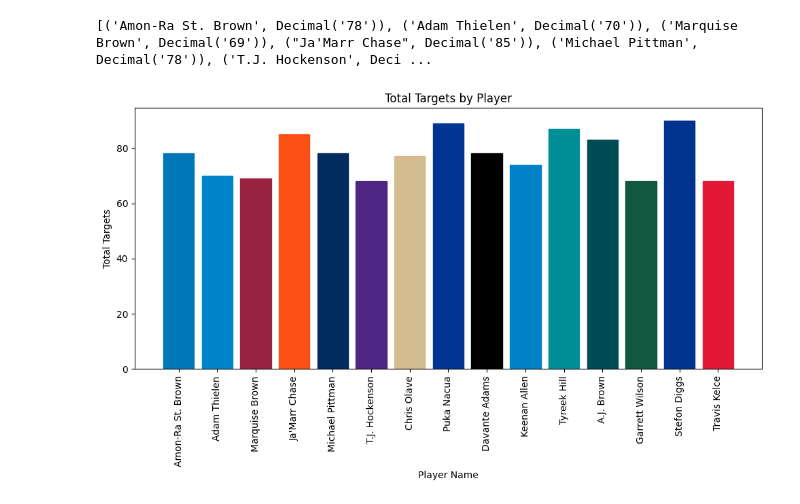
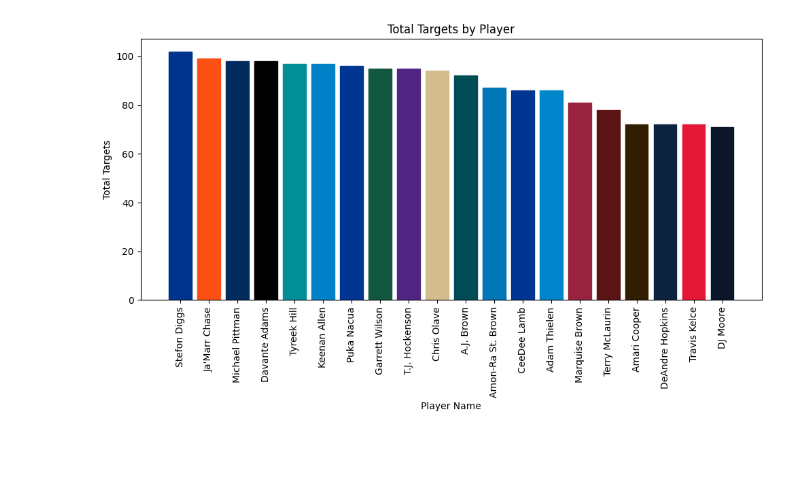
Before and after one commit to vanbrantley/NFL, a Jupyter notebook: backend/Insights.ipynb, the cells around one changed output. Drawn from its saved outputs; the diff is of its cells as text; code cells hidden in the pictures; blank space fills up the shorter version.

```diff
--- a/backend/Insights.ipynb
+++ b/backend/Insights.ipynb
@@ -22,41 +22,36 @@ engine = create_engine(DB_URL)
 
 # Create a session
 Session = sessionmaker(bind=engine)
 session = Session()
 
-query = text("SELECT player_name, SUM(targets) AS total_targets \
-    FROM receiving_game_logs \
-    GROUP BY player_name \
-    HAVING total_targets > 65")
+query = text("SELECT p.player_name, SUM(rgl.targets) AS total_targets, t.primary_color \
+    FROM players p JOIN receiving_game_logs rgl ON p.player_id = rgl.player_id \
+    JOIN teams t ON p.team_id = t.team_id GROUP BY p.player_id ORDER BY total_targets DESC \
+    LIMIT 20;")
 
 # Execute the raw query
 results = session.execute(query).fetchall()
-print(results)
-
-team_colors = ["#0076B6", "#0085CA", "#97233F", "#FB4F14", "#002C5F", "#4F2683", "#D3BC8D", "#003594", "#000000", "#0080C6", "#008E97", "#004C54", "#125740", "#00338D", "#E31837"]
-# DET, CAR, ARI, CIN, IND, MIN, NO, LAR, LV, LAC, MIA, PHI, NYJ, BUF, KC
 
 # Extract data for the plot
 player_names = [result.player_name for result in results]
 total_targets = [result.total_targets for result in results]
+team_colors = [result.primary_color for result in results]
 
 # Create a bar plot
 plt.figure(figsize=(10, 6))
-# plt.bar(player_names, total_targets)
 bars = plt.bar(player_names, total_targets)
 for bar, team_color in zip(bars, team_colors):
     bar.set_color(team_color)
 plt.xlabel('Player Name')
 plt.ylabel('Total Targets')
 plt.title('Total Targets by Player')
 plt.xticks(rotation=90)
 plt.tight_layout()
 
 # Display the plot
 plt.show()
 
 # Close the session
 session.close()
 # %% [output]
-[('Amon-Ra St. Brown', Decimal('78')), ('Adam Thielen', Decimal('70')), ('Marquise Brown', Decimal('69')), ("Ja'Marr Chase", Decimal('85')), ('Michael Pittman', Decimal('78')), ('T.J. Hockenson', Deci ...
-[figure, old version]
+[figure, new version]
```
Also changed, not shown: 7 other files.
